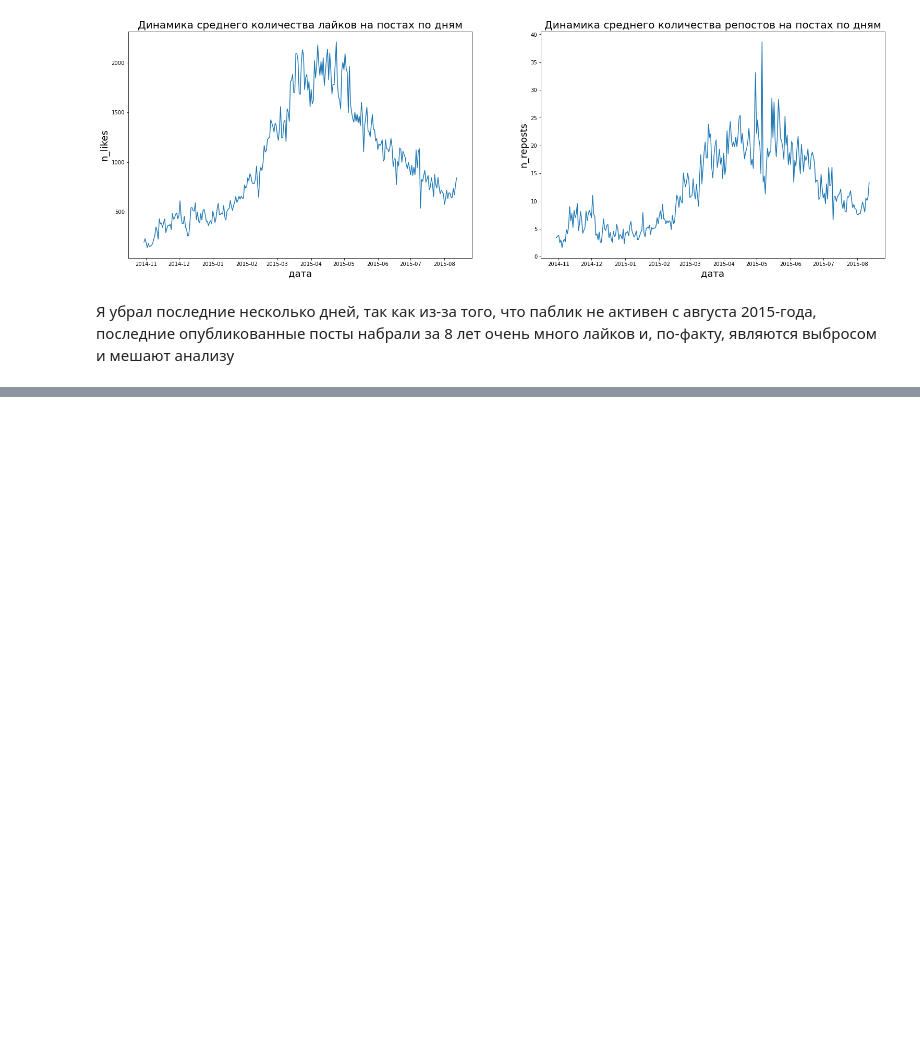
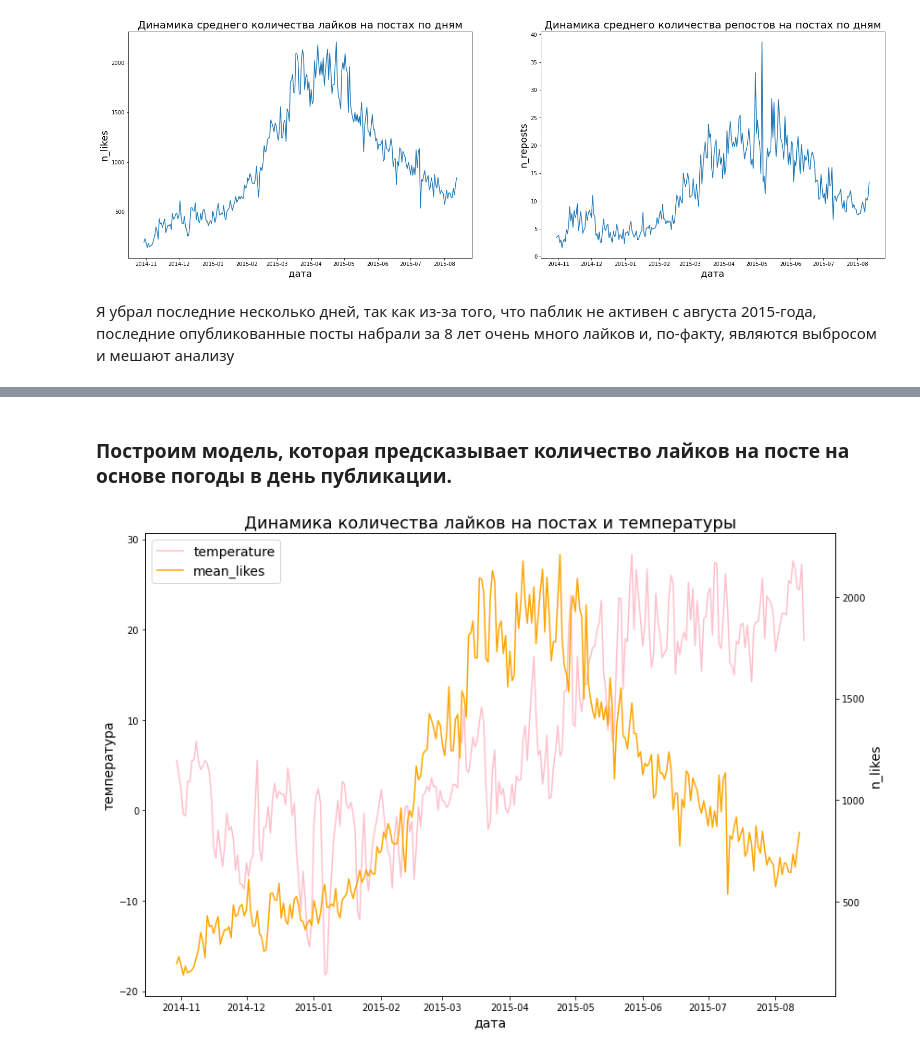
Before and after one commit to Pash1i/andan_2023_project, a Jupyter notebook: EDA_and_hypothesis_testing.ipynb, the cells around one changed output, grey strips where cells are left out. Cells and saved outputs as stored; diff of their text form; code cells hidden in the pictures; blank space fills up the shorter version.

```diff
--- a/EDA_and_hypothesis_testing.ipynb
+++ b/EDA_and_hypothesis_testing.ipynb
@@ -255,0 +235,19 @@ data_weather_12
+# %% [markdown]
+### Построим модель, которая предсказывает количество лайков на посте на основе погоды в день публикации.
+# %%
+fig,ax1 = plt.subplots(figsize = (12,8))
+
+weather = ax1.plot(data_weather_12.groupby('date').mean()['T'].index[:287], data_weather_12.groupby('date').mean()['T'].values[:287], color ='pink', label = 'temperature')
+ax1.set_ylabel('температура', fontsize = 14)
+ax1.set_xlabel('дата', fontsize = 14)
+ax1.set_title('Динамика количества лайков на постах и температуры', fontsize = 18)
+ax2 = ax1.twinx()
+likes = ax2.plot(data_no_stopwords.groupby(by = 'date').n_likes.mean().index[:287], data_no_stopwords.groupby(by = 'date').n_likes.mean().values[:287], color = 'orange', label = 'mean_likes')
+ax2.set_ylabel('n_likes', fontsize = 14)
+fig.tight_layout()
+
+lns = weather + likes
+labs = [l.get_label() for l in lns]
+ax1.legend(lns, labs, loc =0, fontsize = 14);
+# %% [output]
+[figure, added]
```
Also changed, not shown: parts of 81 cells of this notebook.
